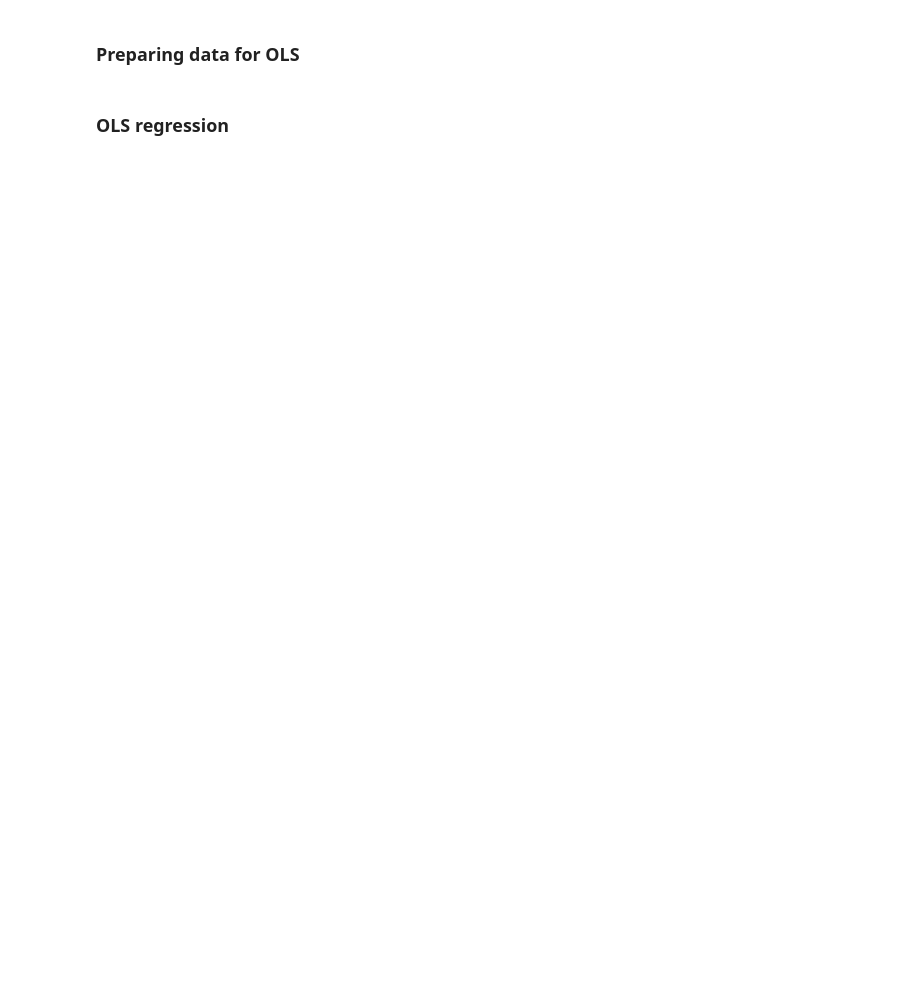
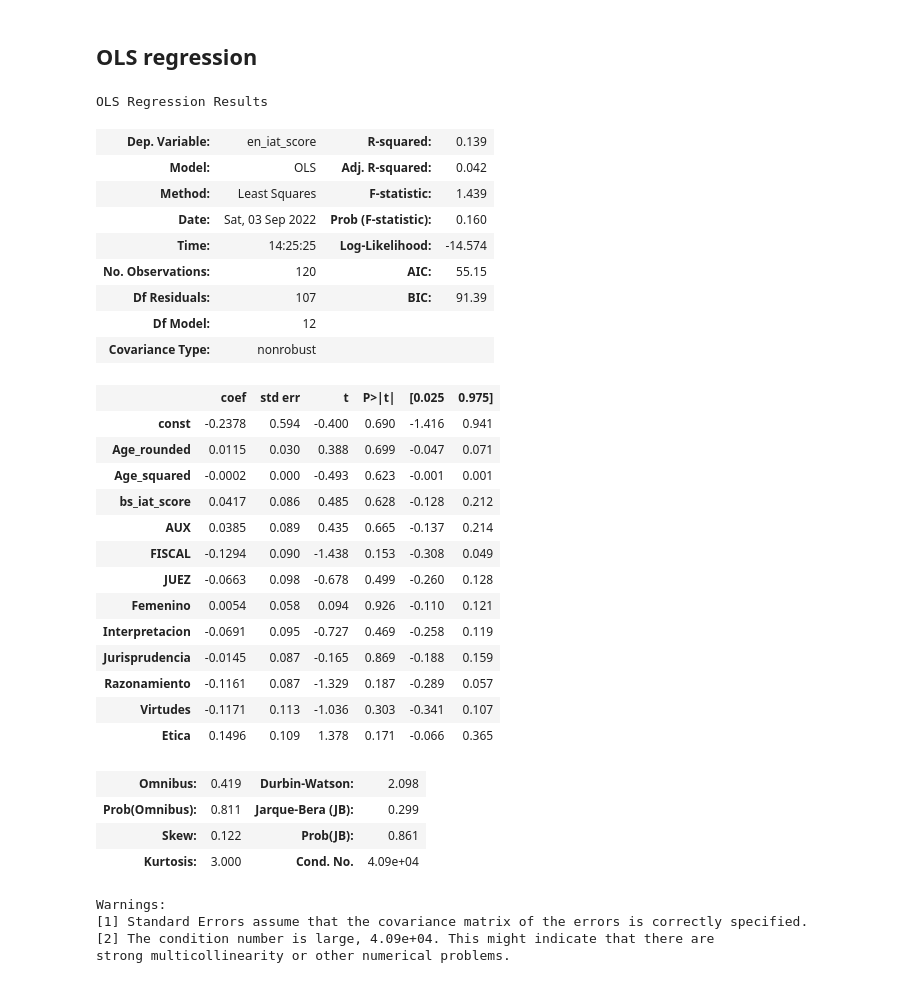
Before and after one commit to mgutierrezc/peru-amag-stats, a Jupyter notebook: Code/IAT reconstruction/iat_reconstructor_v2.ipynb, the cells around one changed output. Drawn from its saved outputs; the diff is of its cells as text; code cells hidden in the pictures; blank space fills up the shorter version.

```diff
--- a/Code/IAT reconstruction/iat_reconstructor_v2.ipynb
+++ b/Code/IAT reconstruction/iat_reconstructor_v2.ipynb
@@ -25,18 +29,51 @@ course_dummies = course_dummies.drop(columns = ["Control"])
+# %%
+# merging data with dummies
+lab_reg_data = pd.concat([lab_data, position_dummies, gender_dummies, course_dummies], axis=1)
+
+# squaring age
+lab_reg_data["Age_squared"] = lab_reg_data["Age_rounded"]**2
+
+# generating outcomes
+lab_reg_data["iat_score_change"] = lab_reg_data["en_iat_score"] - lab_reg_data["bs_iat_score"]
 # %% [markdown]
-### Preparing data for OLS
+## OLS regression
-# %%
-# merging data with dummies
-lab_reg_data = pd.concat([lab_data, position_dummies, gender_dummies, department_dummies, course_dummies], axis=1)
-
-# squaring age
-lab_reg_data["Age_squared"] = lab_reg_data["Age_rounded"]**2
-
-# generating outcomes
-lab_reg_data["iat_score_change"] = lab_reg_data["en_iat_score"] - lab_reg_data["bs_iat_score"]
-# %% [markdown]
-### OLS regression
 # %%
 covariates = ["Age_rounded", "Age_squared", "bs_iat_score"] + list(position_dummies.columns) + list(gender_dummies.columns) + list(course_dummies.columns)
 # %%
 score_change_reg_output = sm.OLS(lab_reg_data["iat_score_change"], sm.add_constant(lab_reg_data[covariates]), missing="drop").fit()
 en_score_reg_output = sm.OLS(lab_reg_data["en_iat_score"], sm.add_constant(lab_reg_data[covariates]), missing="drop").fit()
+# %%
+en_score_reg_output.summary()
+# %% [output]
+OLS Regression Results
+| Dep. Variable: | en_iat_score | R-squared: | 0.139 |
+| Model: | OLS | Adj. R-squared: | 0.042 |
+| Method: | Least Squares | F-statistic: | 1.439 |
+| Date: | Sat, 03 Sep 2022 | Prob (F-statistic): | 0.160 |
+| Time: | 14:25:25 | Log-Likelihood: | -14.574 |
+| No. Observations: | 120 | AIC: | 55.15 |
+| Df Residuals: | 107 | BIC: | 91.39 |
+| Df Model: | 12 |  |  |
+| Covariance Type: | nonrobust |  |  |
+|  | coef | std err | t | P>|t| | [0.025 | 0.975] |
+| const | -0.2378 | 0.594 | -0.400 | 0.690 | -1.416 | 0.941 |
+| Age_rounded | 0.0115 | 0.030 | 0.388 | 0.699 | -0.047 | 0.071 |
+| Age_squared | -0.0002 | 0.000 | -0.493 | 0.623 | -0.001 | 0.001 |
+| bs_iat_score | 0.0417 | 0.086 | 0.485 | 0.628 | -0.128 | 0.212 |
+| AUX | 0.0385 | 0.089 | 0.435 | 0.665 | -0.137 | 0.214 |
+| FISCAL | -0.1294 | 0.090 | -1.438 | 0.153 | -0.308 | 0.049 |
+| JUEZ | -0.0663 | 0.098 | -0.678 | 0.499 | -0.260 | 0.128 |
+| Femenino | 0.0054 | 0.058 | 0.094 | 0.926 | -0.110 | 0.121 |
+| Interpretacion | -0.0691 | 0.095 | -0.727 | 0.469 | -0.258 | 0.119 |
+| Jurisprudencia | -0.0145 | 0.087 | -0.165 | 0.869 | -0.188 | 0.159 |
+| Razonamiento | -0.1161 | 0.087 | -1.329 | 0.187 | -0.289 | 0.057 |
+| Virtudes | -0.1171 | 0.113 | -1.036 | 0.303 | -0.341 | 0.107 |
+| Etica | 0.1496 | 0.109 | 1.378 | 0.171 | -0.066 | 0.365 |
+| Omnibus: | 0.419 | Durbin-Watson: | 2.098 |
+| Prob(Omnibus): | 0.811 | Jarque-Bera (JB): | 0.299 |
+| Skew: | 0.122 | Prob(JB): | 0.861 |
+| Kurtosis: | 3.000 | Cond. No. | 4.09e+04 |
+Warnings:
+[1] Standard Errors assume that the covariance matrix of the errors is correctly specified.
+[2] The condition number is large, 4.09e+04. This might indicate that there are
+strong multicollinearity or other numerical problems.
```
Also changed, not shown: parts of 44 cells of this notebook.
